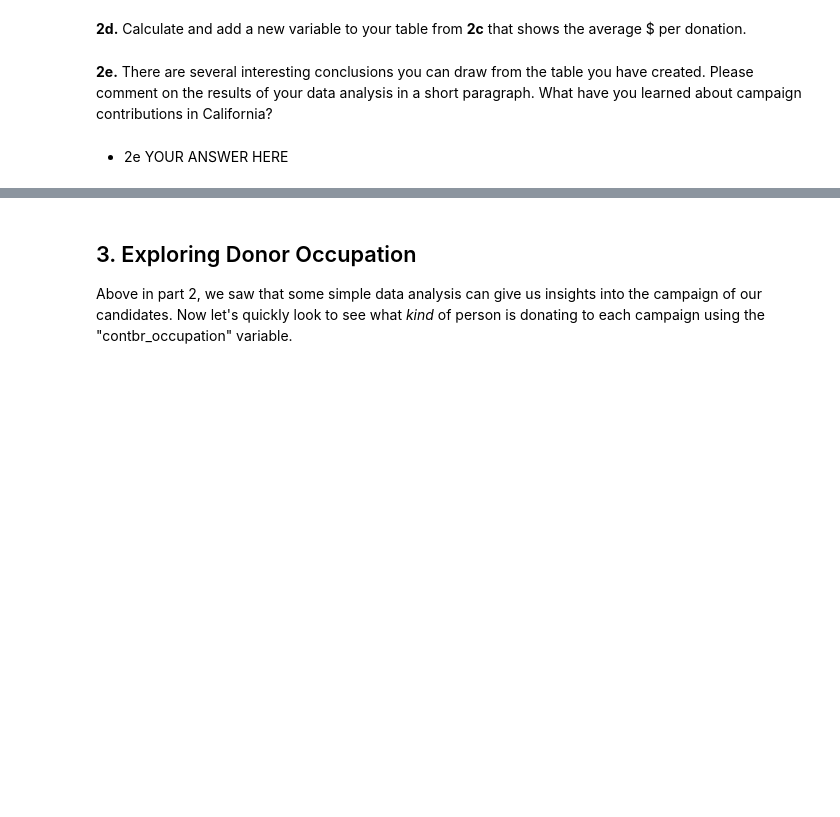
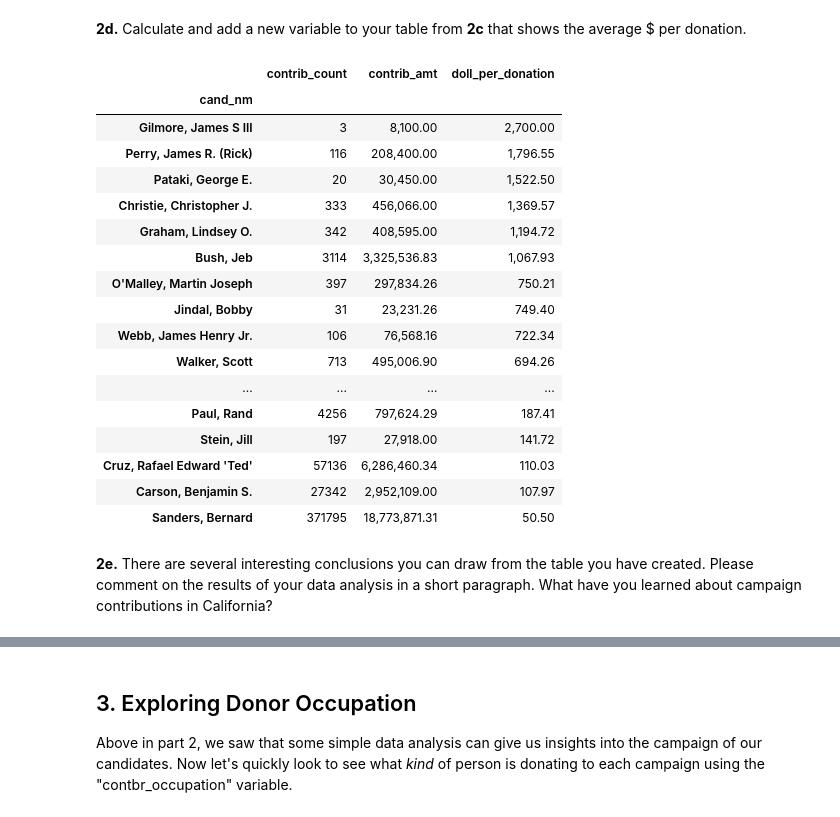
Before and after one commit to ramirocadavid/world_cup, a Jupyter notebook: SUBMISSIONS/week_12/Week_12_HW.ipynb, the cells around one changed output, grey strips where cells are left out. Saved outputs shown, nothing was run; the diff lists cells and outputs as text; code cells hidden in the pictures; blank space fills up the shorter version.

```diff
--- a/SUBMISSIONS/week_12/Week_12_HW.ipynb
+++ b/SUBMISSIONS/week_12/Week_12_HW.ipynb
@@ -105,0 +191,3 @@ What candidate recieved the largest number of contributions (variable 'contb_rec
+# %%
+contrib_count_cand = contrib.groupby('cand_nm').cand_nm.count().sort_values(ascending=False)
+contrib_count_cand
@@ -111,0 +216,3 @@ What candidate recieved the largest number of contributions (variable 'contb_rec
+# %%
+contrib_amt_cand = contrib.groupby('cand_nm').contb_receipt_amt.apply(sum).sort_values(ascending=False)
+contrib_amt_cand
@@ -119,0 +257,7 @@ What candidate recieved the largest number of contributions (variable 'contb_rec
+# %%
+contrib_count_cand = pd.DataFrame(contrib_count_cand)
+contrib_amt_cand = pd.DataFrame(contrib_amt_cand)
+contrib_count_cand.columns = ['contrib_count']
+contrib_amt_cand.columns = ['contrib_amt']
+print("contrib_num_cand:", type(contrib_count_cand), "Columns:", contrib_count_cand.columns)
+print("contrib_amt_cand:", type(contrib_amt_cand), "Columns:", contrib_amt_cand.columns)
@@ -119,0 +267,3 @@ What candidate recieved the largest number of contributions (variable 'contb_rec
+# %%
+contrib_cand = contrib_count_cand.join(contrib_amt_cand, how='outer')
+contrib_cand.head()
@@ -124,4 +280,24 @@ What candidate recieved the largest number of contributions (variable 'contb_rec
+# %%
+##### contrib_cand['doll_per_donation'] = contrib_cand.contrib_amt / contrib_cand.contrib_count
+contrib_cand.sort_values('doll_per_donation', ascending=False)
+# %% [output]
+|  | contrib_count | contrib_amt | doll_per_donation |
+| cand_nm |  |  |  |
+| Gilmore, James S III | 3 | 8,100.00 | 2,700.00 |
+| Perry, James R. (Rick) | 116 | 208,400.00 | 1,796.55 |
+| Pataki, George E. | 20 | 30,450.00 | 1,522.50 |
+| Christie, Christopher J. | 333 | 456,066.00 | 1,369.57 |
+| Graham, Lindsey O. | 342 | 408,595.00 | 1,194.72 |
+| Bush, Jeb | 3114 | 3,325,536.83 | 1,067.93 |
+| O'Malley, Martin Joseph | 397 | 297,834.26 | 750.21 |
+| Jindal, Bobby | 31 | 23,231.26 | 749.40 |
+| Webb, James Henry Jr. | 106 | 76,568.16 | 722.34 |
+| Walker, Scott | 713 | 495,006.90 | 694.26 |
+| ... | ... | ... | ... |
+| Paul, Rand | 4256 | 797,624.29 | 187.41 |
+| Stein, Jill | 197 | 27,918.00 | 141.72 |
+| Cruz, Rafael Edward 'Ted' | 57136 | 6,286,460.34 | 110.03 |
+| Carson, Benjamin S. | 27342 | 2,952,109.00 | 107.97 |
+| Sanders, Bernard | 371795 | 18,773,871.31 | 50.50 |
 # %% [markdown]
 **2e.** There are several interesting conclusions you can draw from the table you have created. Please comment on the results of your data analysis in a short paragraph. What have you learned about campaign contributions in California?
-# %% [markdown]
-- 2e YOUR ANSWER HERE
```
Also changed, not shown: parts of 51 cells of this notebook, 18 other files.
